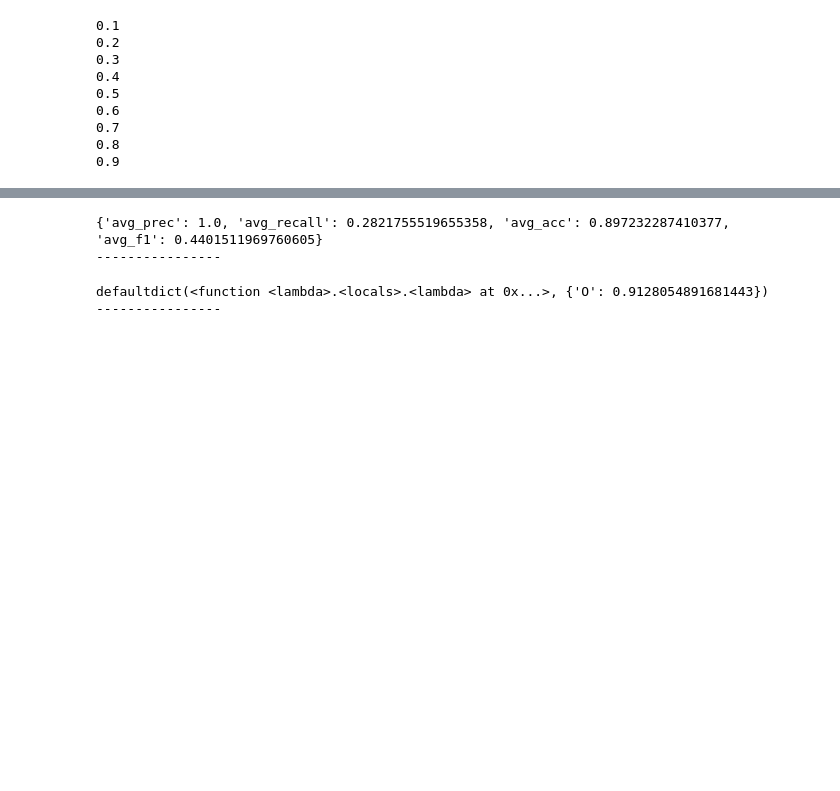
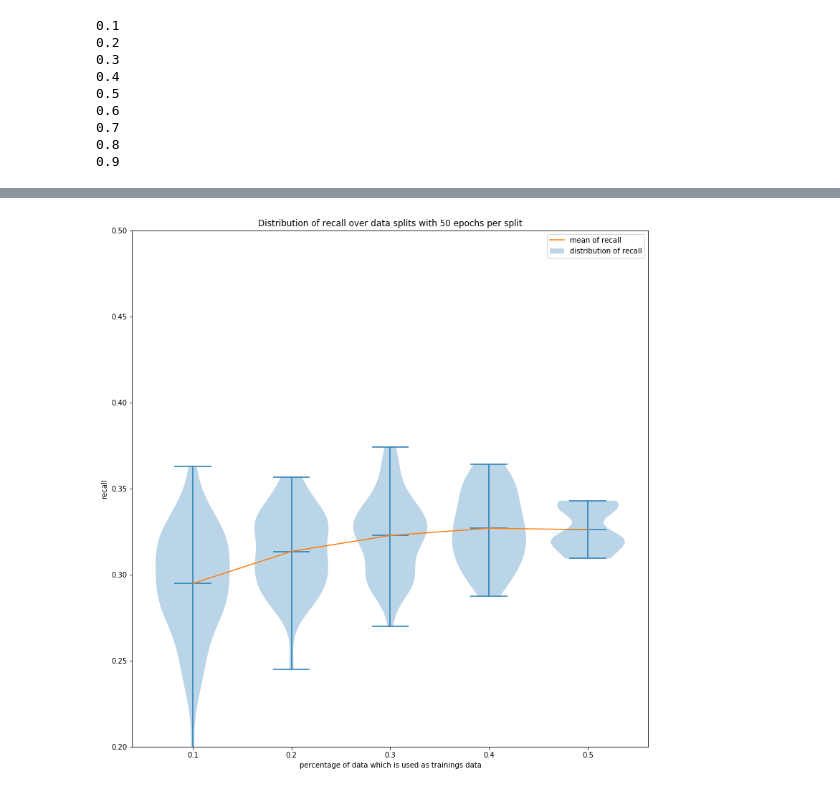
Before and after one commit to Plutorian-Programmer/Bachelor-graduation-project, a Jupyter notebook: code/notebooks/custom_tree.ipynb, the cells around one changed output, grey strips where cells are left out. Saved outputs shown, nothing was run; the diff lists cells and outputs as text; code cells hidden in the pictures; blank space fills up the shorter version.

```diff
--- a/code/notebooks/custom_tree.ipynb
+++ b/code/notebooks/custom_tree.ipynb
@@ -319,6 +263,7 @@ wrong_pred_dict = defaultdict(lambda:[])
 correct_pred_dict = defaultdict(lambda:[])
 for i, pred in enumerate(prediction):
     id = test_id_list[i]
+    sentence_id = sentence_idx[id]
     label = english_dataframe.iloc[id]["NE-COARSE-LIT"]
     token = english_dataframe.iloc[id]["TOKEN"]
     if label == "O" and pred == 0:
@@ -328,8 +273,8 @@ for i, pred in enumerate(prediction):
     elif label != "O" and pred == 0:
         test_dict[label]["fn"] += 1
         test_dict["O"]["fp"] += 1
-        wrong_pred_dict[label].append(token)
+        wrong_pred_dict[sentence_id].append((id,label,token))
     elif label != "O" and pred == 1:
         test_dict[label]["tp"] += 1
         test_dict["O"]["tn"] += 1
-        correct_pred_dict[label].append(token)
+        correct_pred_dict[sentence_id].append((id,label,token))
@@ -482,0 +438,3 @@ KeyboardInterrupt:
+# %%
+for key in recall_dict:
+    recall_dict[key] = dict(recall_dict[key])
@@ -483,7 +448,6 @@ KeyboardInterrupt:
 # %%
 for key in performance_dict:
-    print(performance_dict[key])
+    print(key)
+    for category in performance_dict[key]:
+        print(f"{category}: {np.mean(performance_dict[key][category])}")
     print("----------------")
-# %% [output]
-{'avg_prec': 1.0, 'avg_recall': 0.2821755519655358, 'avg_acc': 0.897232287410377, 'avg_f1': 0.4401511969760605}
-----------------
@@ -489,0 +456,21 @@ for key in performance_dict:
+# %%
+temp_plot_list = []
+
+for key in performance_dict:
+    temp_plot_list.append(performance_dict[key]["avg_recall"])
+# %%
+fig = plt.figure(figsize=(10,10))
+ax = fig.add_axes([0,0,1,1])
+labels = [i/10 for i in range(1,6)]
+ax.violinplot(temp_plot_list, showmeans=True, widths=0.75)
+ax.plot([1,2,3,4,5],np.mean(temp_plot_list, axis=1))
+ax.set_xticks([1,2,3,4,5])
+ax.set_xticklabels(labels)
+ax.set_ylim(0.2,0.5)
+ax.set_xlabel(xlabel="percentage of data which is used as trainings data")
+ax.set_ylabel(ylabel="recall")
+ax.legend(["mean of recall","distribution of recall"])
+ax.set_title("Distribution of recall over data splits with 50 epochs per split")
+plt.show()
+# %% [output]
+[figure, added]
@@ -490,7 +486,6 @@ for key in performance_dict:
 # %%
 for key in recall_dict:
-    print(recall_dict[key])
-    print("----------------")
+    print(key)
+    for category in recall_dict[key]:
+        print(f"{category}: {np.mean(recall_dict[key][category])}")
+        print("-"*69)
-# %% [output]
-defaultdict(<function <lambda>.<locals>.<lambda> at 0x...>, {'O': 0.9128054891681443})
-----------------
```
Also changed, not shown: parts of 27 cells of this notebook, 20 other files.
